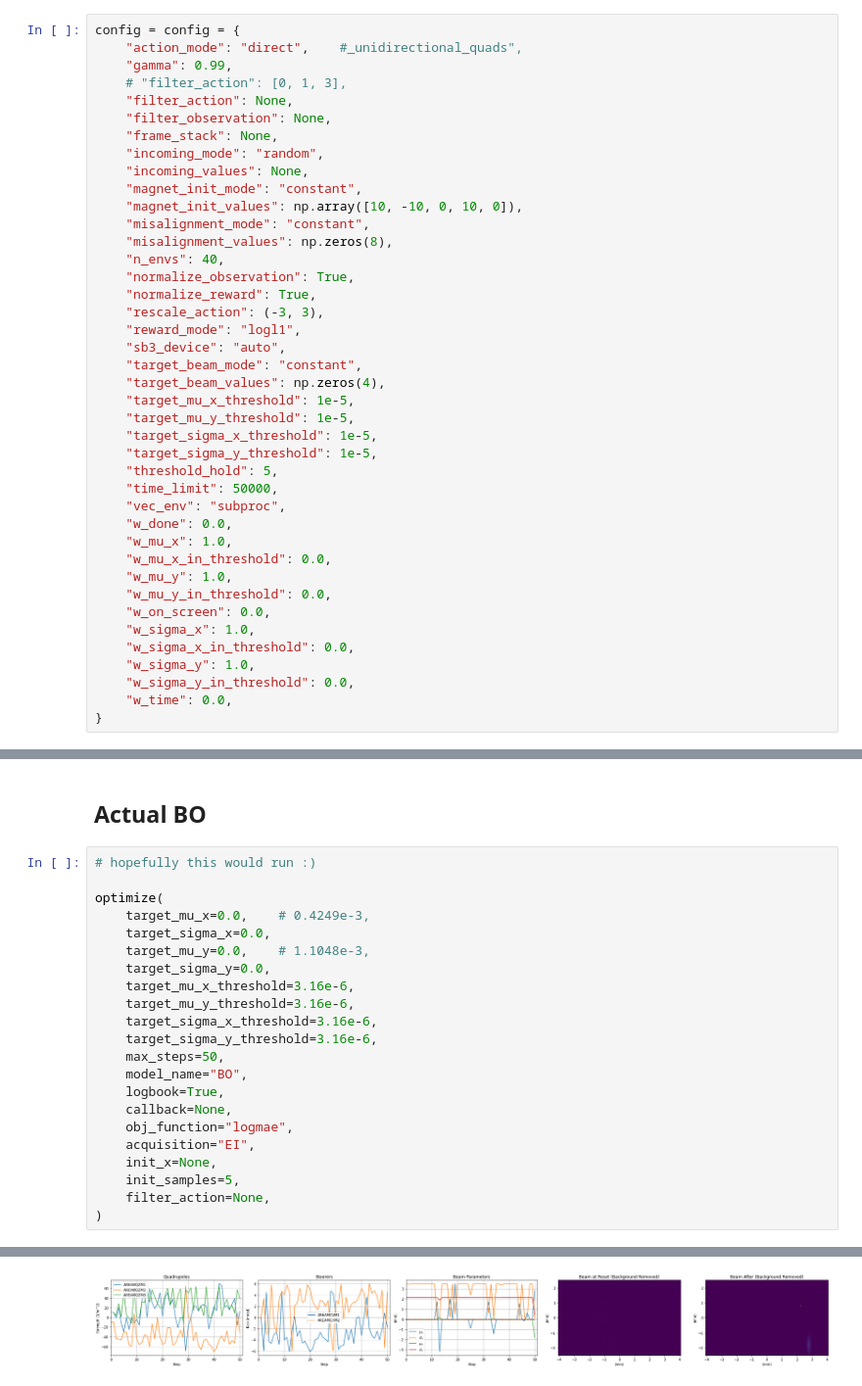
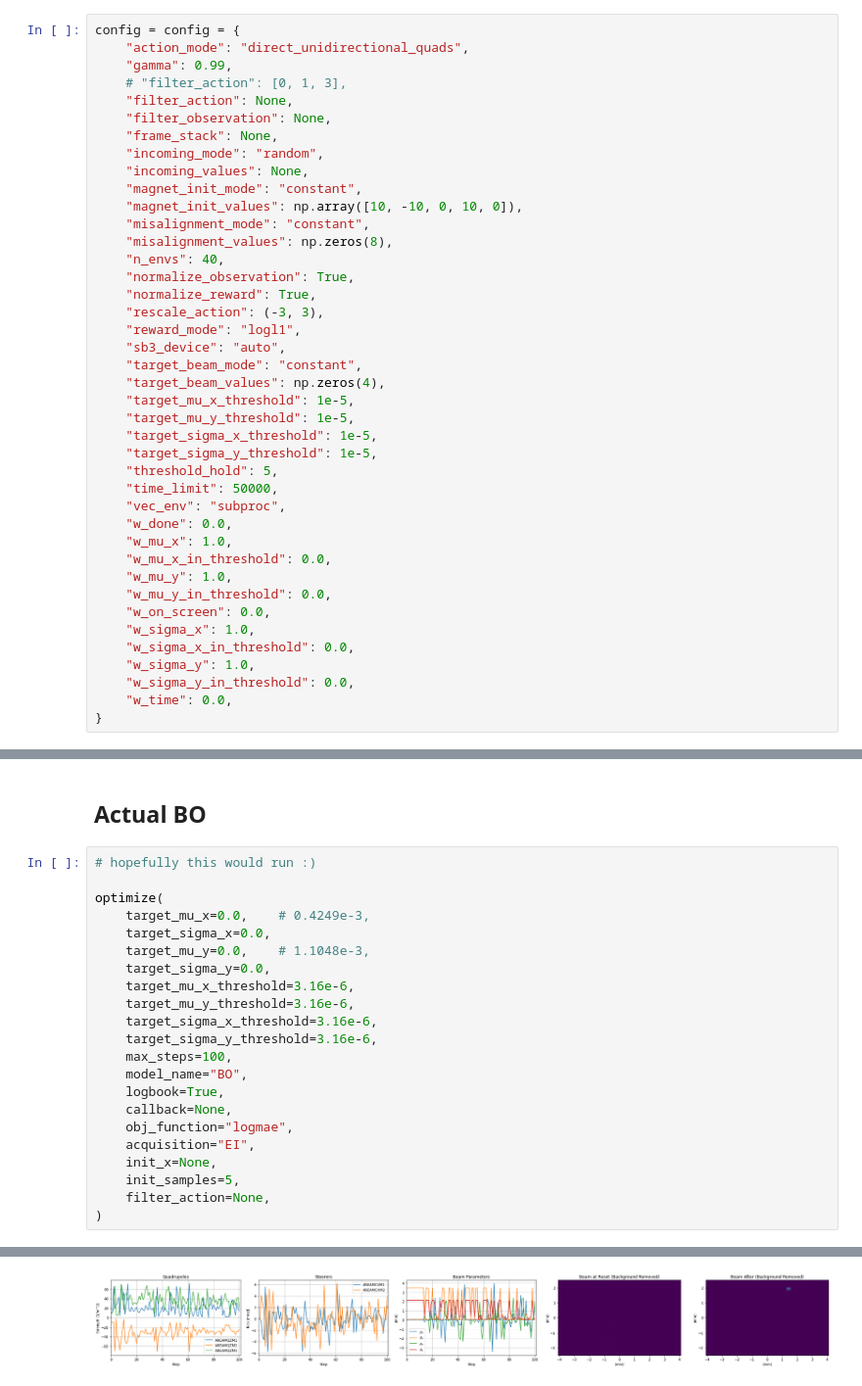
Before and after one commit to desy-ml/rl-vs-bo, a Jupyter notebook: test_bo.ipynb, the cells around one changed output, grey strips where cells are left out. Shown at 98% size. Drawn from its saved outputs; the diff is of its cells as text.

```diff
--- a/test_bo.ipynb
+++ b/test_bo.ipynb
@@ -35,7 +35,7 @@ initializing ocelot...
 Remarks: I would set a higher max_step for BO, maybe 100/150?
 # %%
 config = config = {
-    "action_mode": "direct",    #_unidirectional_quads",
+    "action_mode": "direct_unidirectional_quads",
     "gamma": 0.99,
     # "filter_action": [0, 1, 3],
     "filter_action": None,
@@ -219,7 +219,7 @@ optimize(
     target_mu_y_threshold=3.16e-6,
     target_sigma_x_threshold=3.16e-6,
     target_sigma_y_threshold=3.16e-6,
-    max_steps=50,
+    max_steps=100,
     model_name="BO",
     logbook=True,
     callback=None,
@@ -250 +293 @@ Actual optimisation exploring step 44 action = array([ 0.5059366, -1.3053741, -0
-[figure, old version]
+[figure, new version]
```
Also changed, not shown: parts of 1 cell of this notebook.
